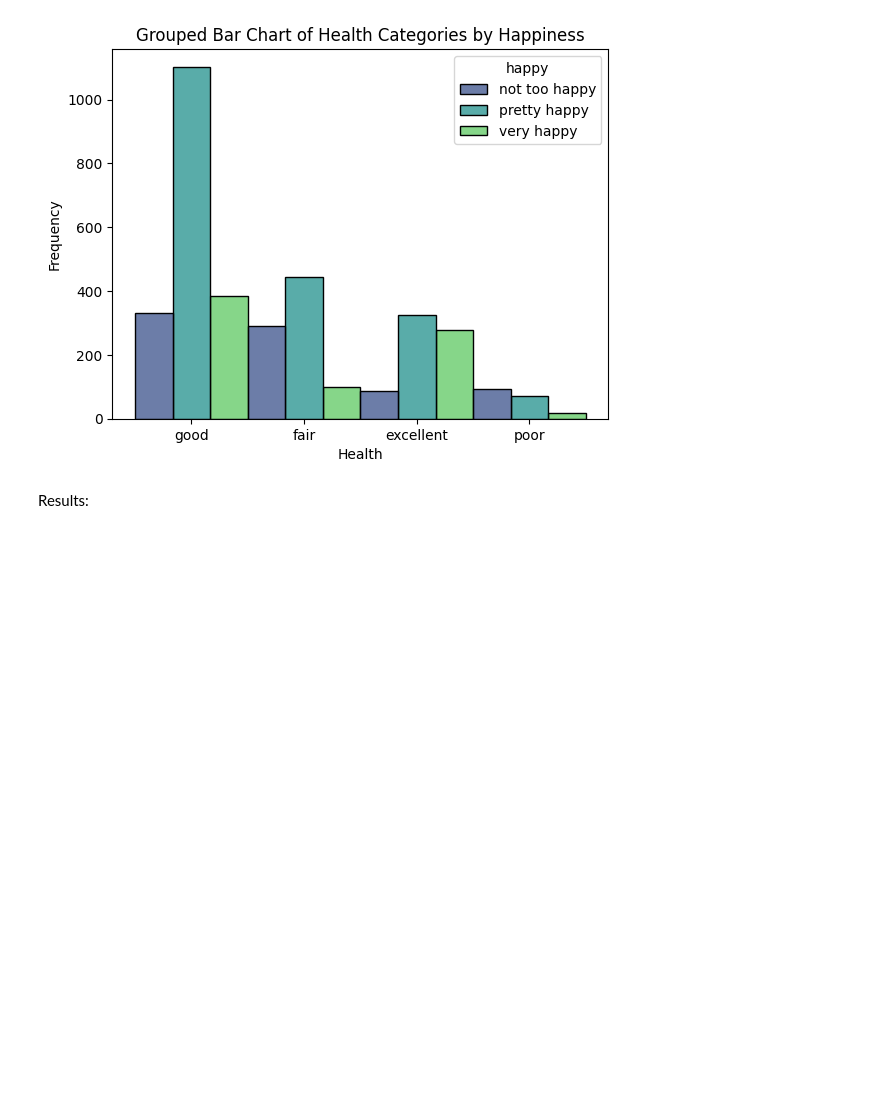
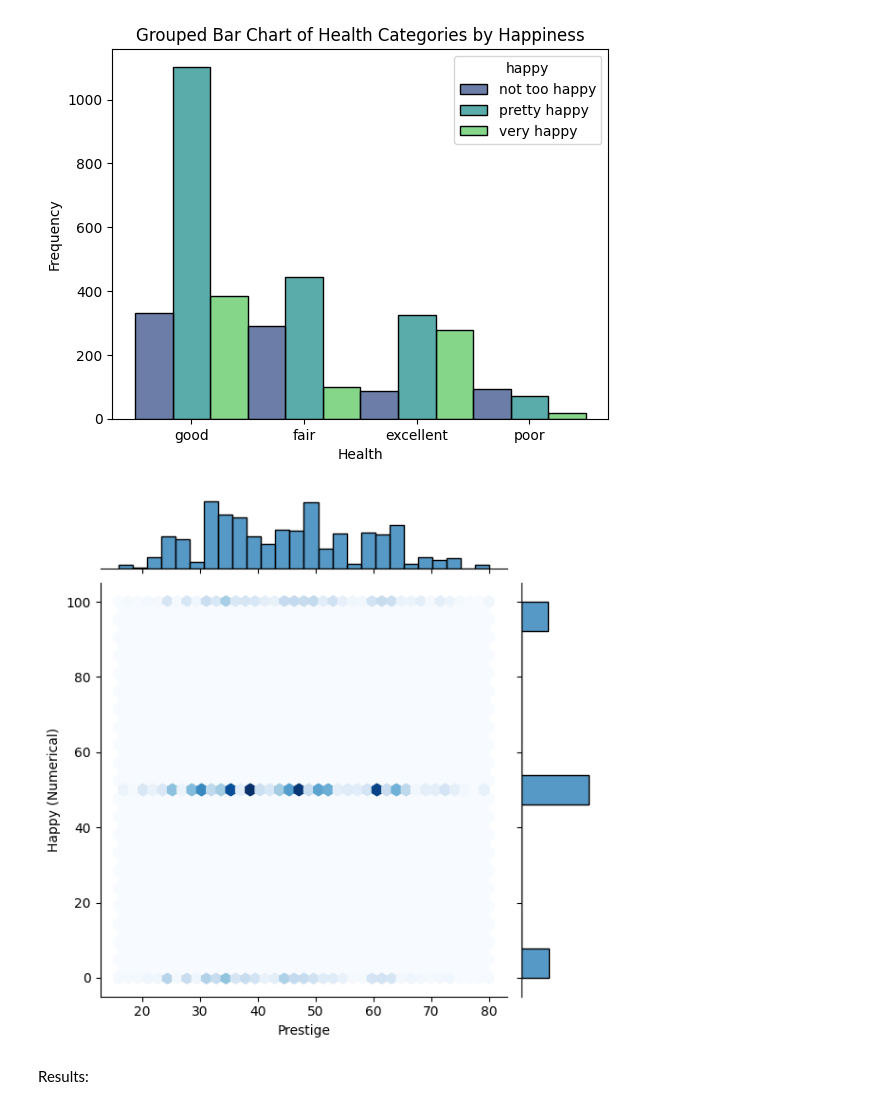
Before and after one commit to DS3001/group3, a Jupyter notebook: Project1.ipynb, the cells around one changed output. Cells and saved outputs as stored; diff of their text form; code cells hidden in the pictures; blank space fills up the shorter version.

Commit message:
graph 2

```diff
--- a/Project1.ipynb
+++ b/Project1.ipynb
@@ -83,6 +83,25 @@ plt.title('Grouped Bar Chart of Health Categories by Happiness')
 plt.show()
 # %% [output]
 [figure]
+# %%
+category_to_numeric = {
+    'not too happy': 0,
+    'pretty happy': 50,
+    'very happy': 100,
+}
+
+# Create a new 'happy_num' column by mapping the 'happy' column
+df['happy_num'] = df['happy'].map(category_to_numeric)
+
+df.head()
+
+sns.jointplot(x='prestg10', y='happy_num', kind='hex', data=df, cmap='Blues')
+
+plt.xlabel('Prestige')
+plt.ylabel('Happy (Numerical)')
+plt.show()
+# %% [output]
+[figure, added]
 # %% [markdown]
 Results:
 # %% [markdown]
```
